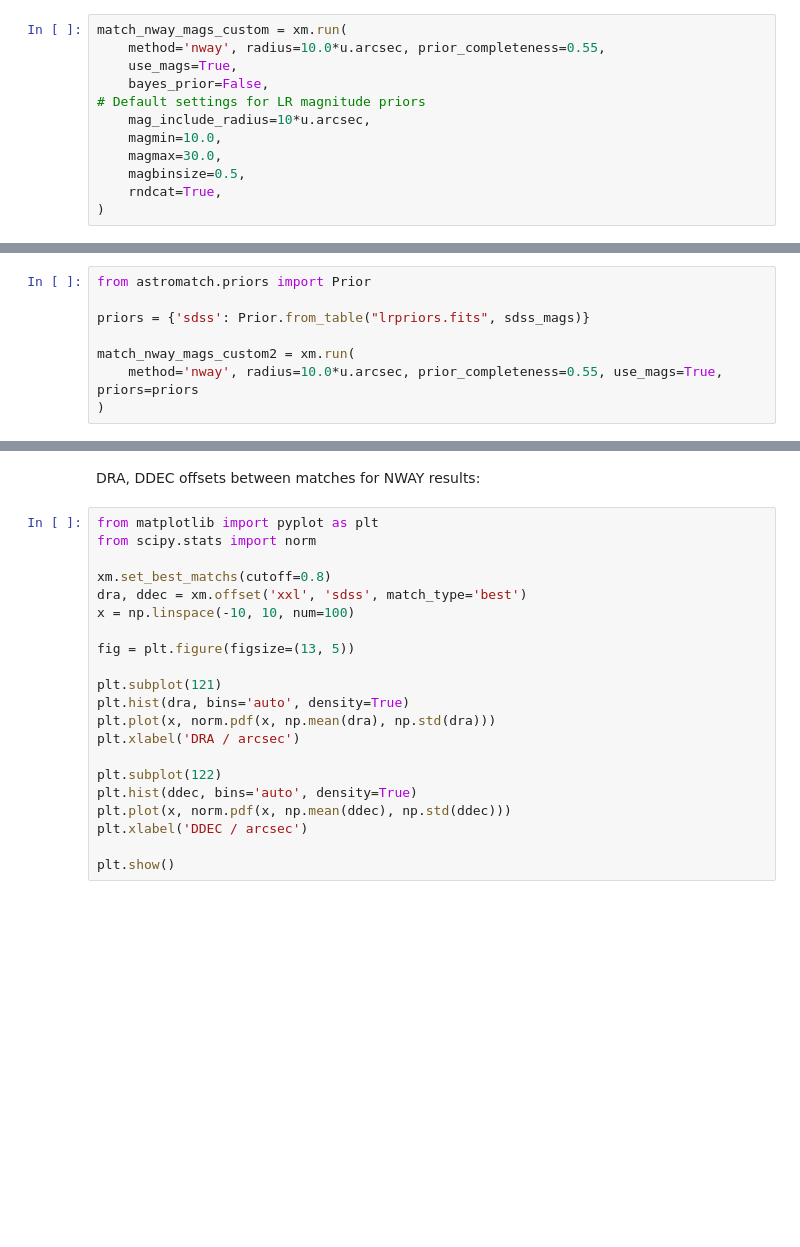
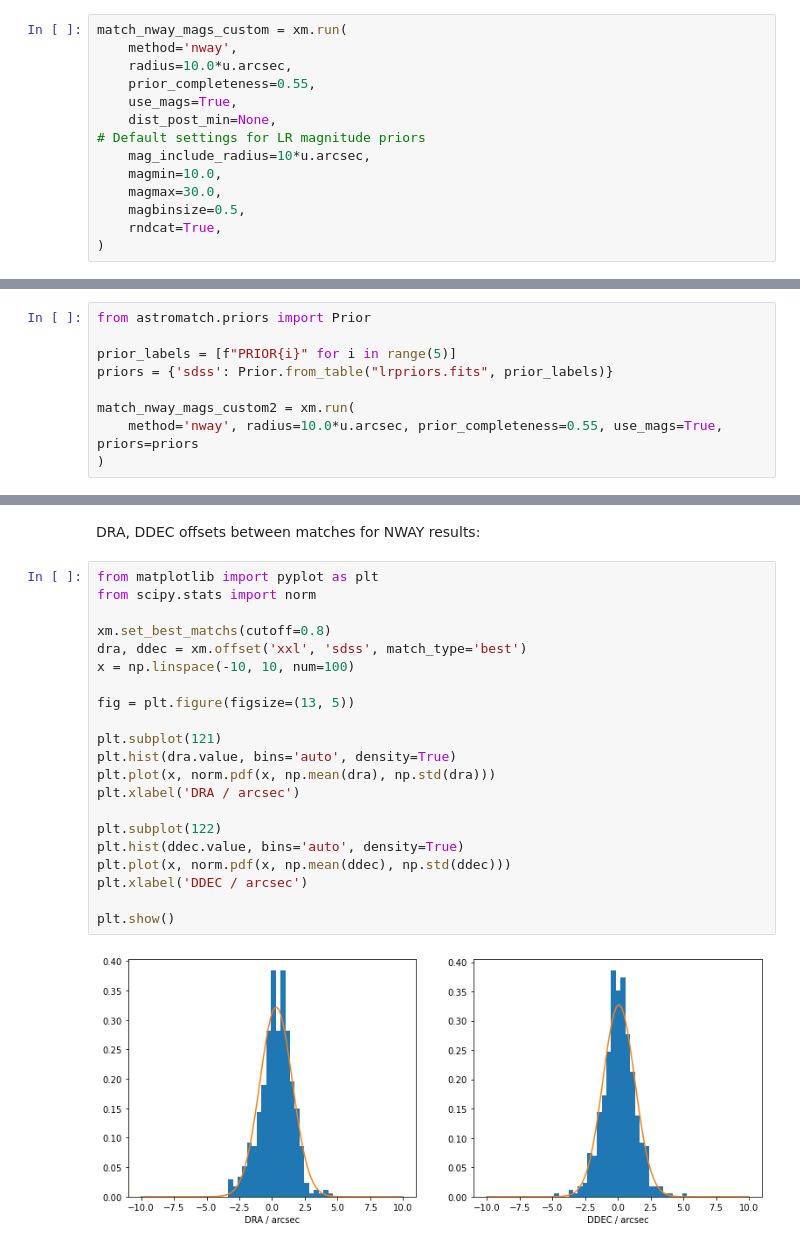
Before and after one commit to ruizca/astromatch, a Jupyter notebook: docs/astromatch/examples.ipynb, the cells around one changed output, grey strips where cells are left out. Saved outputs shown, nothing was run; the diff lists cells and outputs as text; blank space fills up the shorter version.

```diff
--- a/docs/astromatch/examples.ipynb
+++ b/docs/astromatch/examples.ipynb
@@ -328,8 +680,10 @@ By default NWAY uses high likelihood counterparts (matches with high posterior p
 # %%
 match_nway_mags_custom = xm.run(
-    method='nway', radius=10.0*u.arcsec, prior_completeness=0.55,
+    method='nway',
+    radius=10.0*u.arcsec,
+    prior_completeness=0.55,
     use_mags=True,
-    bayes_prior=False,
+    dist_post_min=None,
 # Default settings for LR magnitude priors
     mag_include_radius=10*u.arcsec,
     magmin=10.0,
@@ -342,7 +719,8 @@ Or we can just use the magnitude prior we calculated during the LR match. In thi
 # %%
 from astromatch.priors import Prior
 
-priors = {'sdss': Prior.from_table("lrpriors.fits", sdss_mags)}
+prior_labels = [f"PRIOR{i}" for i in range(5)]
+priors = {'sdss': Prior.from_table("lrpriors.fits", prior_labels)}
 
 match_nway_mags_custom2 = xm.run(
     method='nway', radius=10.0*u.arcsec, prior_completeness=0.55, use_mags=True, priors=priors
@@ -361,24 +763,26 @@ DRA, DDEC offsets between matches for NWAY results:
 # %%
 from matplotlib import pyplot as plt
 from scipy.stats import norm
 
 xm.set_best_matchs(cutoff=0.8)
 dra, ddec = xm.offset('xxl', 'sdss', match_type='best')
 x = np.linspace(-10, 10, num=100)
 
 fig = plt.figure(figsize=(13, 5))
 
 plt.subplot(121)
-plt.hist(dra, bins='auto', density=True)
+plt.hist(dra.value, bins='auto', density=True)
 plt.plot(x, norm.pdf(x, np.mean(dra), np.std(dra)))
 plt.xlabel('DRA / arcsec')
 
 plt.subplot(122)
-plt.hist(ddec, bins='auto', density=True)
+plt.hist(ddec.value, bins='auto', density=True)
 plt.plot(x, norm.pdf(x, np.mean(ddec), np.std(ddec)))
 plt.xlabel('DDEC / arcsec')
 
 plt.show()
+# %% [output]
+[figure, added]
 # %%
 nway_stats = xm.stats(ncutoff=100, maxcutoff=0.99)
 nway_stats_rnd = xm.stats(match_rnd=True, ncutoff=100, maxcutoff=0.99, prior_completeness=0.55)
```
Also changed, not shown: parts of 39 cells of this notebook, 14 other files.
